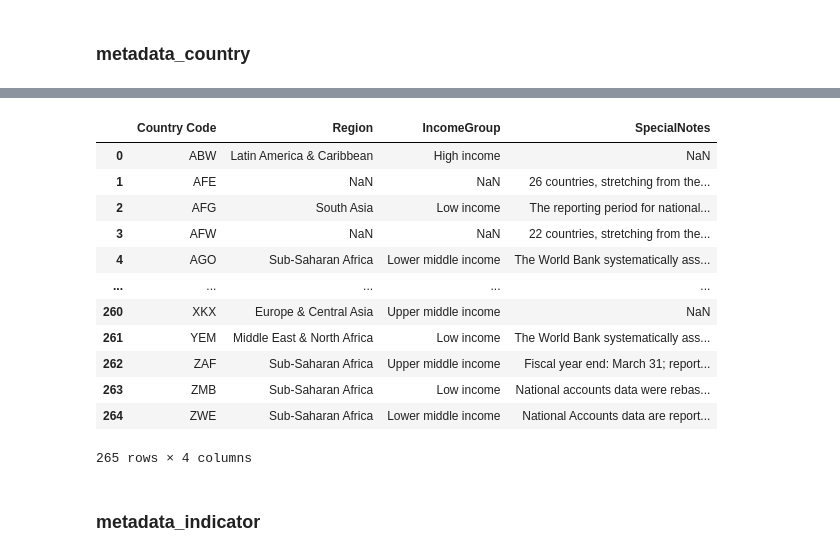
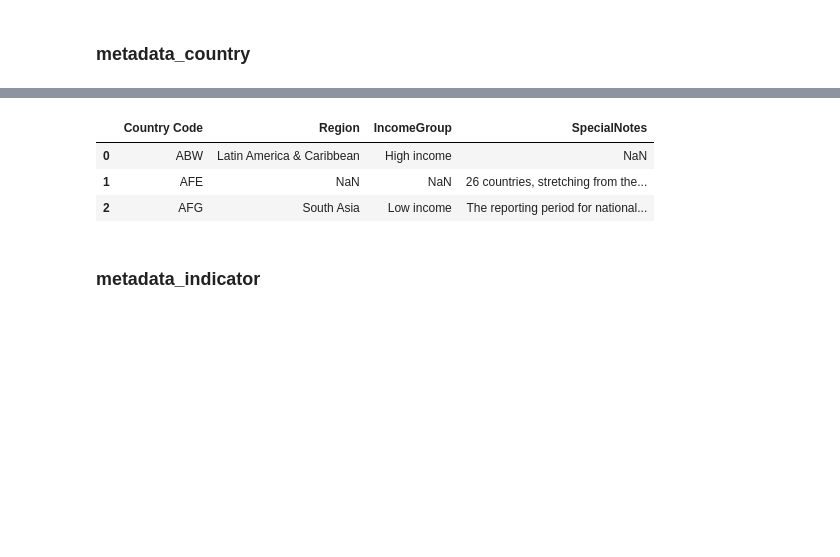
Before and after one commit to celeste-daleo/global-internet-accessibility, a Jupyter notebook: exploration_internet.ipynb, the cells around one changed output, grey strips where cells are left out. Drawn from its saved outputs; the diff is of its cells as text; code cells hidden in the pictures; blank space fills up the shorter version.

```diff
--- a/exploration_internet.ipynb
+++ b/exploration_internet.ipynb
@@ -14,7 +14,8 @@ import plotly.express as px
 import streamlit as st
 # %%
 # Pandas options
-pd.set_option('display.max_rows', 70) # Display 70 rows
+pd.set_option('display.max_rows', 30) # Display 70 rows
+pd.set_option('display.float_format', lambda x: '%.5f' % x) # Suppress scientific notation in Pandas
 # %% [markdown]
 # Data
 # %% [markdown]
@@ -167,21 +159,12 @@ df_metadata_country.head(3)
 drop_columns_metadata_country = ['TableName', 'Unnamed: 5']
 df_metadata_country.drop(columns = drop_columns_metadata_country, inplace=True)
 # %%
-df_metadata_country
+df_metadata_country.head(3)
 # %% [output]
 |  | Country Code | Region | IncomeGroup | SpecialNotes |
 | 0 | ABW | Latin America & Caribbean | High income | NaN |
 | 1 | AFE | NaN | NaN | 26 countries, stretching from the... |
 | 2 | AFG | South Asia | Low income | The reporting period for national... |
-| 3 | AFW | NaN | NaN | 22 countries, stretching from the... |
-| 4 | AGO | Sub-Saharan Africa | Lower middle income | The World Bank systematically ass... |
-| ... | ... | ... | ... | ... |
-| 260 | XKX | Europe & Central Asia | Upper middle income | NaN |
-| 261 | YEM | Middle East & North Africa | Low income | The World Bank systematically ass... |
-| 262 | ZAF | Sub-Saharan Africa | Upper middle income | Fiscal year end: March 31; report... |
-| 263 | ZMB | Sub-Saharan Africa | Low income | National accounts data were rebas... |
-| 264 | ZWE | Sub-Saharan Africa | Lower middle income | National Accounts data are report... |
-265 rows × 4 columns
 # %% [markdown]
 ### metadata_indicator
 # %%
```
Also changed, not shown: parts of 29 cells of this notebook, 2 other files.
